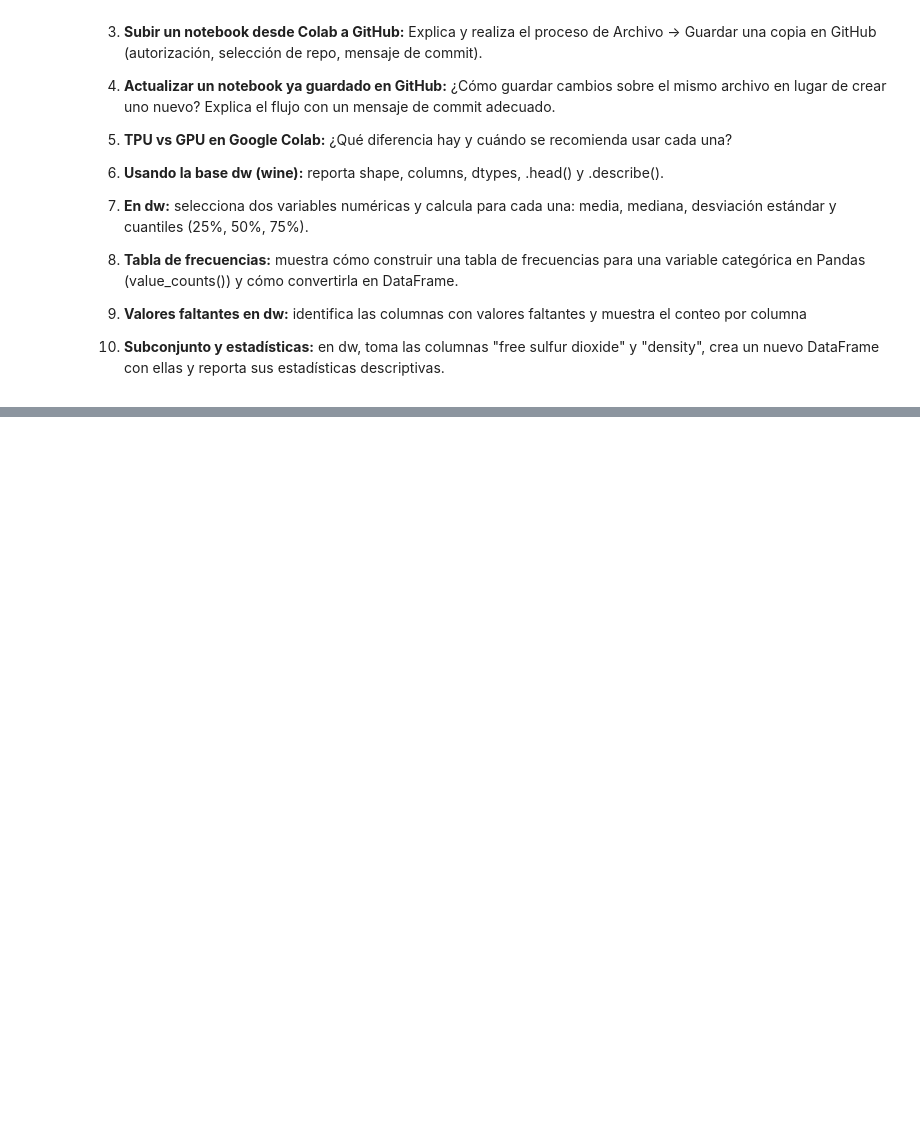
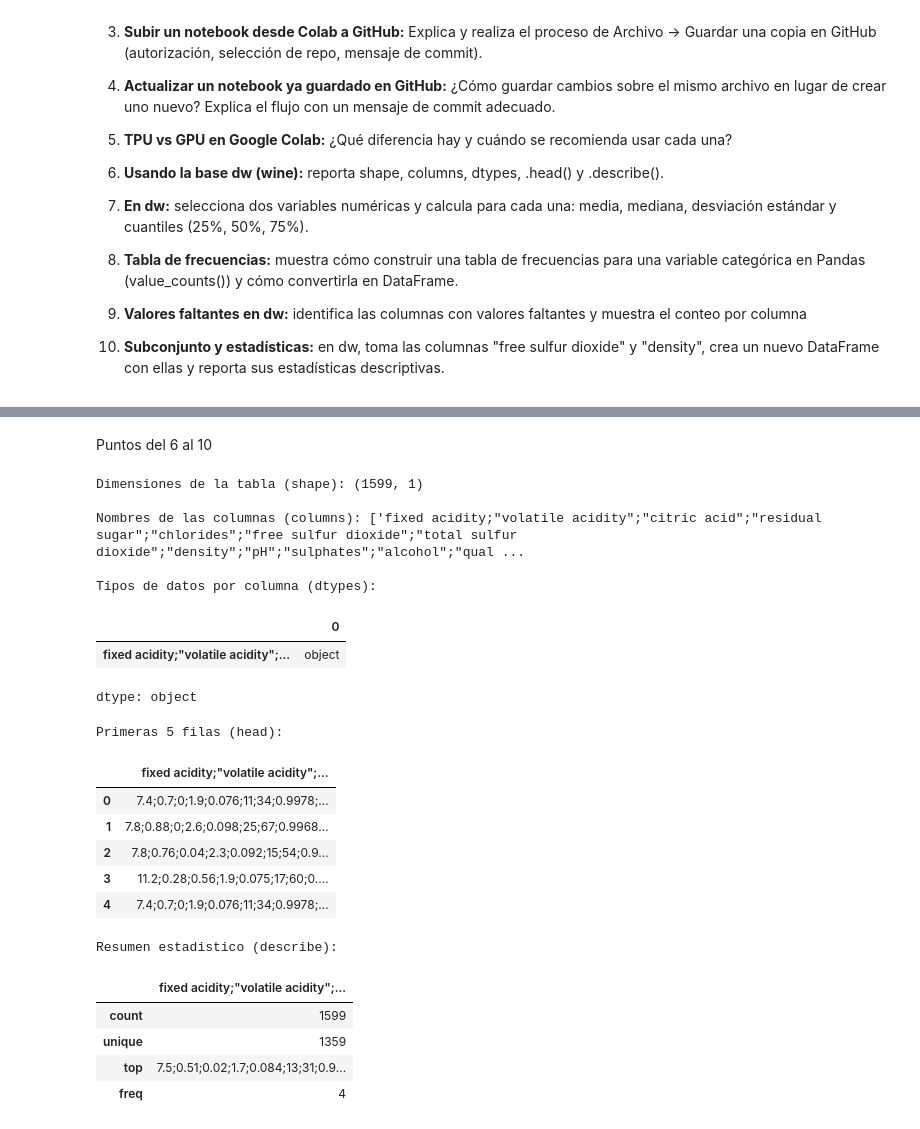
Before and after one commit to davidsbecerragu-hash/taller-2, a Jupyter notebook: GuevaraCamila_BecerraDavid_VaronJhojan.ipynb, the cells around one changed output, grey strips where cells are left out. Saved outputs shown, nothing was run; the diff lists cells and outputs as text; code cells hidden in the pictures; blank space fills up the shorter version.

```diff
--- a/GuevaraCamila_BecerraDavid_VaronJhojan.ipynb
+++ b/GuevaraCamila_BecerraDavid_VaronJhojan.ipynb
@@ -892,0 +1021,44 @@ Enlace Github 3:
+# %% [markdown]
+Puntos del 6 al 10
+# %%
+# --- Exploracion inicial del DataFrame ---
+
+#1. Muestra las dimensiones de la tabla (filas, columnas)
+print("Dimensiones de la tabla (shape):", dw.shape)
+
+#2. Muestra una lista con los nombres de todas las columnas
+print("\nNombres de las columnas (columns):", list(dw.columns))
+
+#3. Muestra el tipo de dato de cada columna (ej.numero entero, texto, decimal)
+print("\nTipos de datos por columna (dtypes):")
+display(dw.dtypes)
+
+#4. Muestra una vista previa de las primera 5 filas de la tabla
+print("\nPrimeras 5 filas (head):")
+display(dw.head())
+
+#5. Calcula estadisticas descriptivas para todas las columnas (incluyendo las de texto)
+print("\nResumen estadistico (describe):")
+display(dw.describe(include='all'))
+# %% [output]
+Dimensiones de la tabla (shape): (1599, 1)
+
+Nombres de las columnas (columns): ['fixed acidity;"volatile acidity";"citric acid";"residual sugar";"chlorides";"free sulfur dioxide";"total sulfur dioxide";"density";"pH";"sulphates";"alcohol";"qual ...
+
+Tipos de datos por columna (dtypes):
+|  | 0 |
+| fixed acidity;"volatile acidity";... | object |
+dtype: object
+Primeras 5 filas (head):
+|  | fixed acidity;"volatile acidity";... |
+| 0 | 7.4;0.7;0;1.9;0.076;11;34;0.9978;... |
+| 1 | 7.8;0.88;0;2.6;0.098;25;67;0.9968... |
+| 2 | 7.8;0.76;0.04;2.3;0.092;15;54;0.9... |
+| 3 | 11.2;0.28;0.56;1.9;0.075;17;60;0.... |
+| 4 | 7.4;0.7;0;1.9;0.076;11;34;0.9978;... |
+Resumen estadistico (describe):
+|  | fixed acidity;"volatile acidity";... |
+| count | 1599 |
+| unique | 1359 |
+| top | 7.5;0.51;0.02;1.7;0.084;13;31;0.9... |
+| freq | 4 |
```
Also changed, not shown: parts of 25 cells of this notebook.
